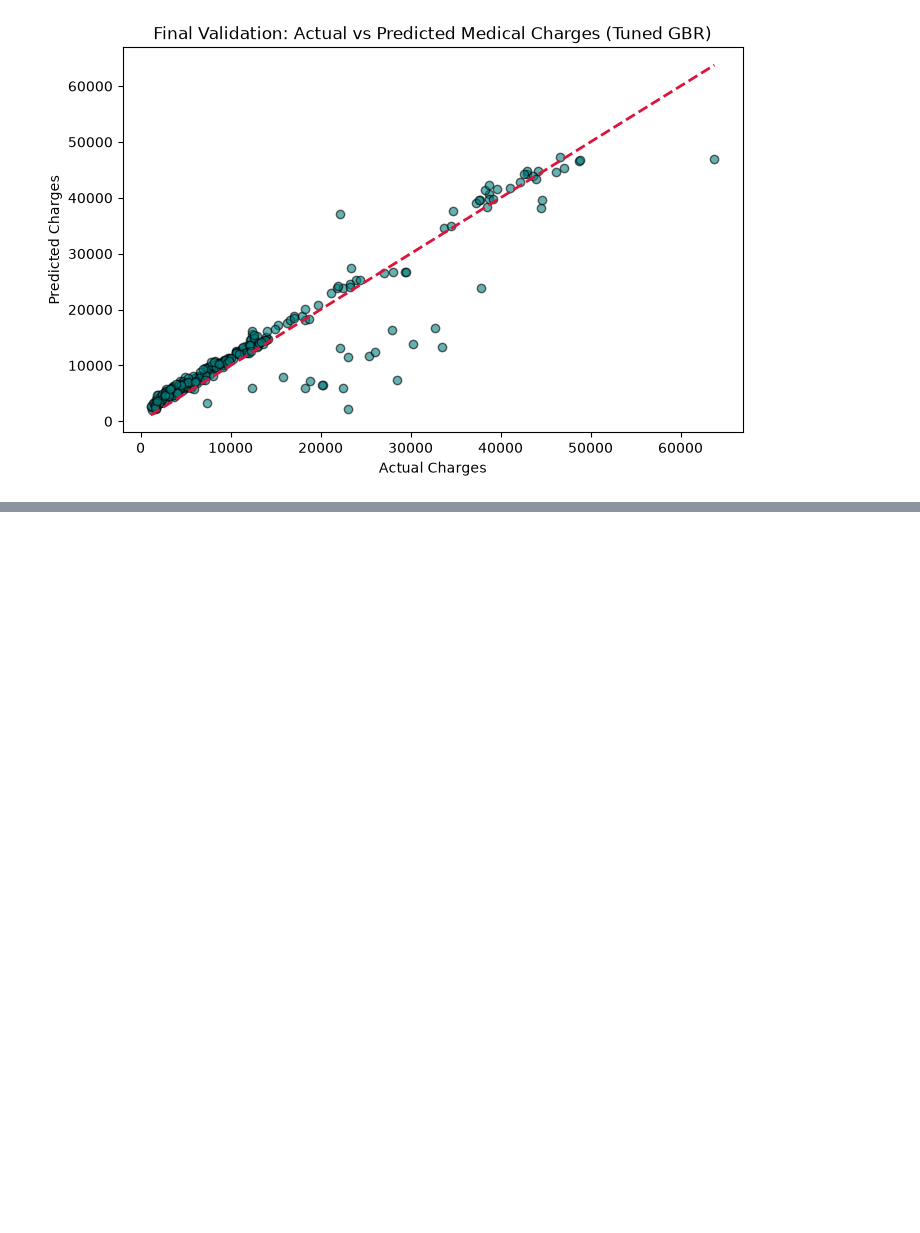
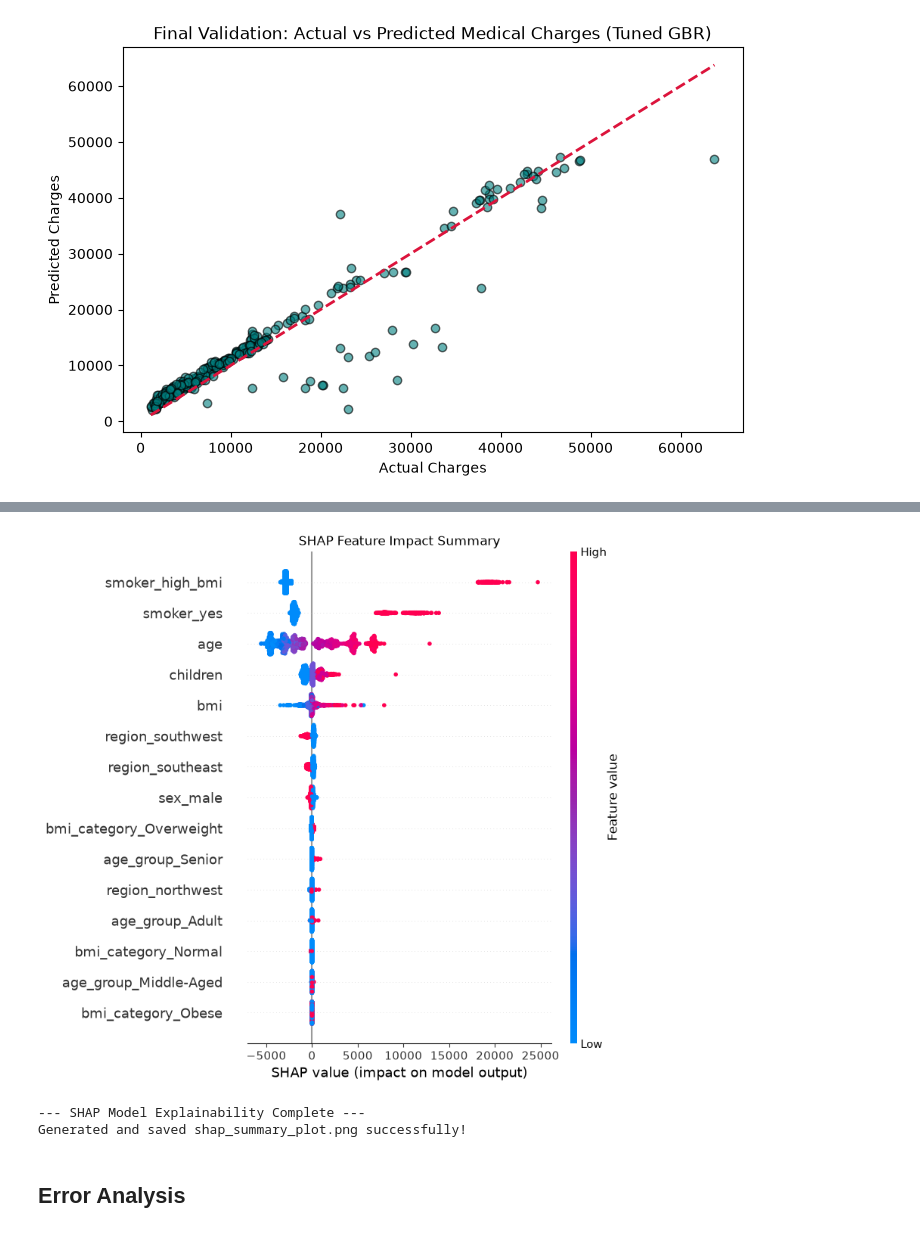
Before and after one commit to Laibarehman-SE/ML-Regression-Preparation., a Jupyter notebook: regression_task.ipynb, the cells around one changed output, grey strips where cells are left out. Saved outputs shown, nothing was run; the diff lists cells and outputs as text; code cells hidden in the pictures; blank space fills up the shorter version.

```diff
--- a/regression_task.ipynb
+++ b/regression_task.ipynb
@@ -643,0 +922,35 @@ Tuned GBR KPI -> MAE: 2520.75 | RMSE: 4348.35 | R2: 0.88
+# %%
+import pandas as pd
+import numpy as np
+import shap
+import matplotlib.pyplot as plt
+from sklearn.ensemble import GradientBoostingRegressor
+
+# 1. Load Engineered Data and Train Model
+df = pd.read_csv('insurance_engineered.csv')
+X = df.drop('charges', axis=1)
+y = df['charges']
+
+model = GradientBoostingRegressor(random_state=42)
+model.fit(X, y)
+
+# 2. Initialize SHAP Explainer
+explainer = shap.TreeExplainer(model)
+shap_values = explainer.shap_values(X)
+
+# 3. Generate Summary Plot
+plt.figure(figsize=(10, 6))
+shap.summary_plot(shap_values, X, show=False)
+plt.title('SHAP Feature Impact Summary')
+plt.tight_layout()
+plt.savefig('shap_summary_plot.png')
+plt.show()
+
+print("--- SHAP Model Explainability Complete ---")
+print("Generated and saved shap_summary_plot.png successfully!")
+# %% [output]
+[figure, added]
+--- SHAP Model Explainability Complete ---
+Generated and saved shap_summary_plot.png successfully!
+# %% [markdown]
+## Error Analysis
```
Also changed, not shown: parts of 29 cells of this notebook.
